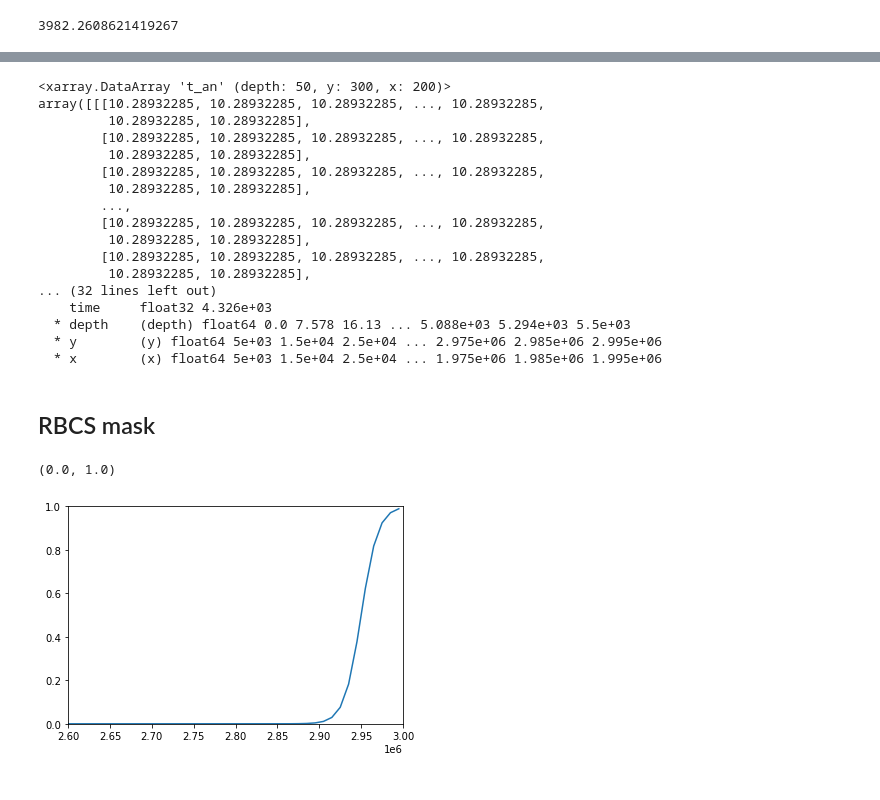
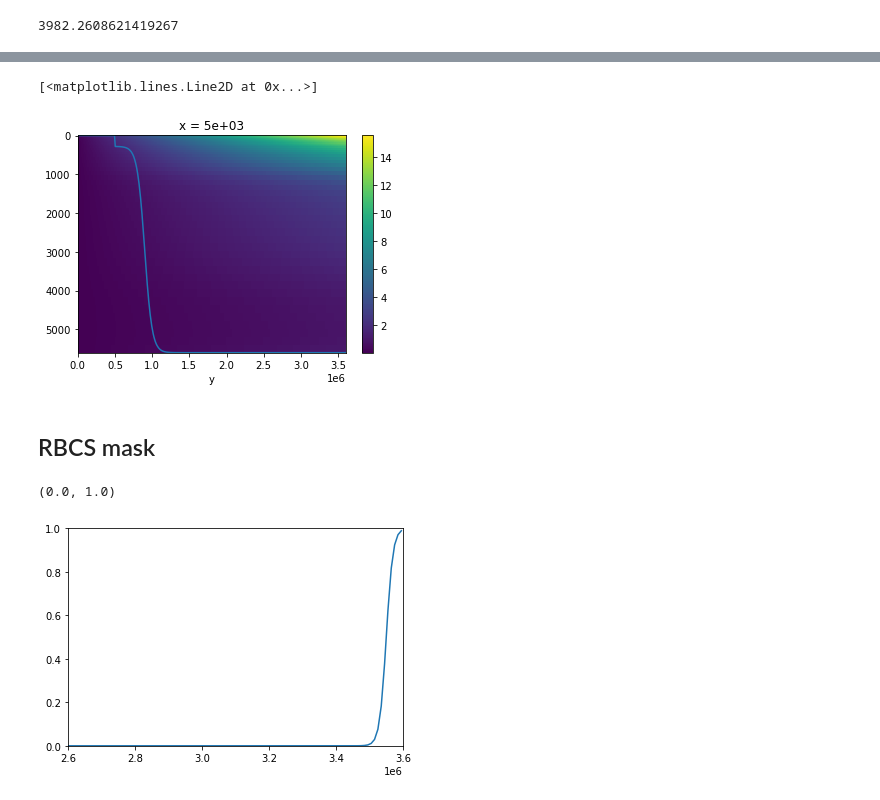
Before and after one commit to edoddridge/SO-channel-embayment, a Jupyter notebook: setup/Model setup.ipynb, the cells around one changed output, grey strips where cells are left out. Cells and saved outputs as stored; diff of their text form; code cells hidden in the pictures.

```diff
--- a/setup/Model setup.ipynb
+++ b/setup/Model setup.ipynb
@@ -41,7 +41,7 @@ Antarctic coast, Antarctic Peninsula, Wedell Seea
 # %%
 # Grid
 Lx = 2e6
-Ly = 3e6
+Ly = 3.6e6
 
 # horizontal resolution
 dx = 10e3
@@ -64,6 +64,8 @@ LySP = Ly/10e4
 y0SP = -75
 x0SP = 0
 
+yNSP = y0SP + LySP
+
 
 # Domain geometry
 
@@ -417,23 +430,9 @@ del foo
 # %%
-WOA_temperature
+WOA_temperature.sel(x=1e6, method='nearest').plot(yincrease=False)
+(-bathy*1.4).sel(x=0, method='nearest').plot(yincrease=False)
 # %% [output]
-<xarray.DataArray 't_an' (depth: 50, y: 300, x: 200)>
-array([[[10.28932285, 10.28932285, 10.28932285, ..., 10.28932285,
-         10.28932285, 10.28932285],
-        [10.28932285, 10.28932285, 10.28932285, ..., 10.28932285,
-         10.28932285, 10.28932285],
-        [10.28932285, 10.28932285, 10.28932285, ..., 10.28932285,
-         10.28932285, 10.28932285],
-        ...,
-        [10.28932285, 10.28932285, 10.28932285, ..., 10.28932285,
-         10.28932285, 10.28932285],
-        [10.28932285, 10.28932285, 10.28932285, ..., 10.28932285,
-         10.28932285, 10.28932285],
-... (32 lines left out)
-    time     float32 4.326e+03
-  * depth    (depth) float64 0.0 7.578 16.13 ... 5.088e+03 5.294e+03 5.5e+03
-  * y        (y) float64 5e+03 1.5e+04 2.5e+04 ... 2.975e+06 2.985e+06 2.995e+06
-  * x        (x) float64 5e+03 1.5e+04 2.5e+04 ... 1.975e+06 1.985e+06 1.995e+06
+[<matplotlib.lines.Line2D at 0x...>]
+[figure, added]
 # %%
 WOA_temperature.data.astype('>f4').tofile('{0}WOA_temperature_IC.bin'.format(input_dir))
 WOA_salt.data.astype('>f4').tofile('{0}WOA_salt_IC.bin'.format(input_dir))
@@ -441,7 +440,7 @@ WOA_salt.data.astype('>f4').tofile('{0}WOA_salt_IC.bin'.format(input_dir))
 ## RBCS mask
 # %%
 Wmask = 20e3
-Ymask = 3e6 - 2.5*Wmask
+Ymask = Ly - 2.5*Wmask
 
 # define using a tanh to ramp from zero to one
 mask_RBCS = 0.5*(1 + np.tanh((Y - Ymask)/Wmask))
@@ -451,10 +450,10 @@ mask_RBCS = xr.DataArray(mask_RBCS, coords={ 'y':y, 'x':x}, dims=['y', 'x'])
 mask_RBCS = xr.DataArray(np.ones([len(z)]), coords={'z':z}, dims=['z'])*mask_RBCS
 # %%
 plt.plot(y, mask_RBCS.sel(z=0, method='nearest').sel(x=0, method='nearest'))
-plt.xlim(2.6e6,3e6)
+plt.xlim(2.6e6,Ly)
 plt.ylim(0,1)
 # %% [output]
 (0.0, 1.0)
-[figure, old version]
+[figure, new version]
 # %%
 mask_RBCS.data.astype('>f4').tofile('{0}mask_RBCS.bin'.format(input_dir))
```
Also changed, not shown: parts of 23 cells of this notebook.
